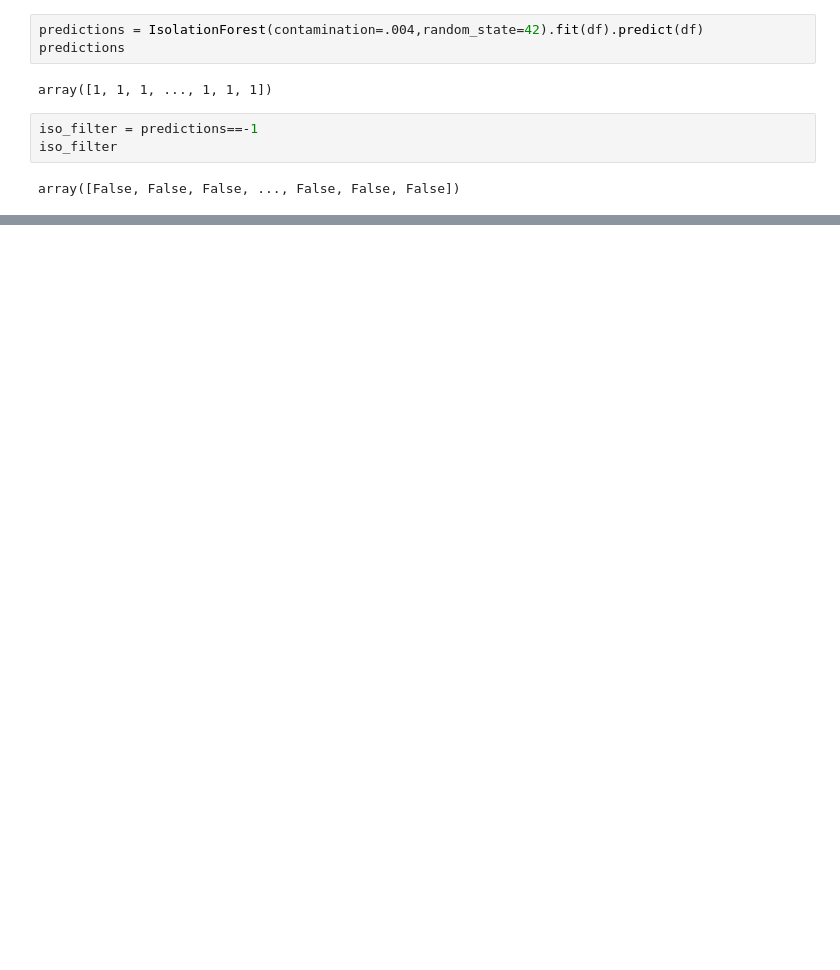
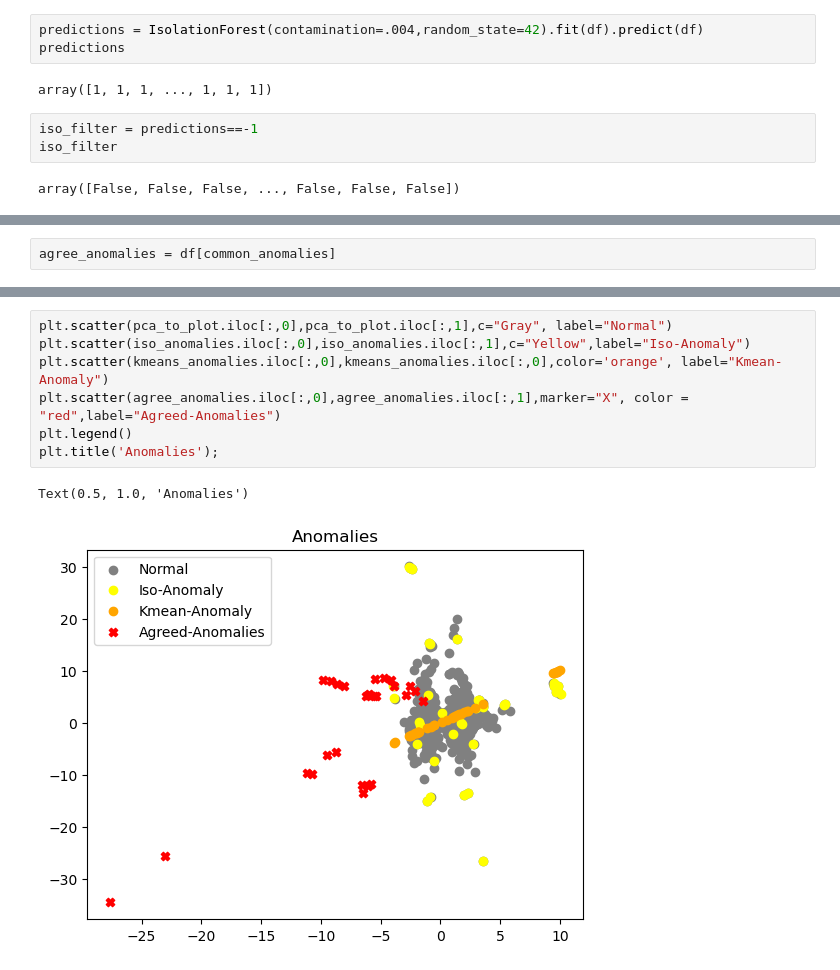
Before and after one commit to 808hanronald/W17-core, a Jupyter notebook: W17 core2.ipynb, the cells around one changed output, grey strips where cells are left out. Drawn from its saved outputs; the diff is of its cells as text; blank space fills up the shorter version.

```diff
--- a/W17 core2.ipynb
+++ b/W17 core2.ipynb
@@ -223,0 +232,2 @@ plt.title('Iso Cluster and Anomalies');
+# %%
+agree_anomalies = df[common_anomalies]
@@ -223,0 +239,10 @@ plt.title('Iso Cluster and Anomalies');
+# %%
+plt.scatter(pca_to_plot.iloc[:,0],pca_to_plot.iloc[:,1],c="Gray", label="Normal")
+plt.scatter(iso_anomalies.iloc[:,0],iso_anomalies.iloc[:,1],c="Yellow",label="Iso-Anomaly")
+plt.scatter(kmeans_anomalies.iloc[:,0],kmeans_anomalies.iloc[:,0],color='orange', label="Kmean-Anomaly")
+plt.scatter(agree_anomalies.iloc[:,0],agree_anomalies.iloc[:,1],marker="X", color = "red",label="Agreed-Anomalies")
+plt.legend()
+plt.title('Anomalies');
+# %% [output]
+Text(0.5, 1.0, 'Anomalies')
+[figure, added]
```
Also changed, not shown: parts of 9 cells of this notebook.
